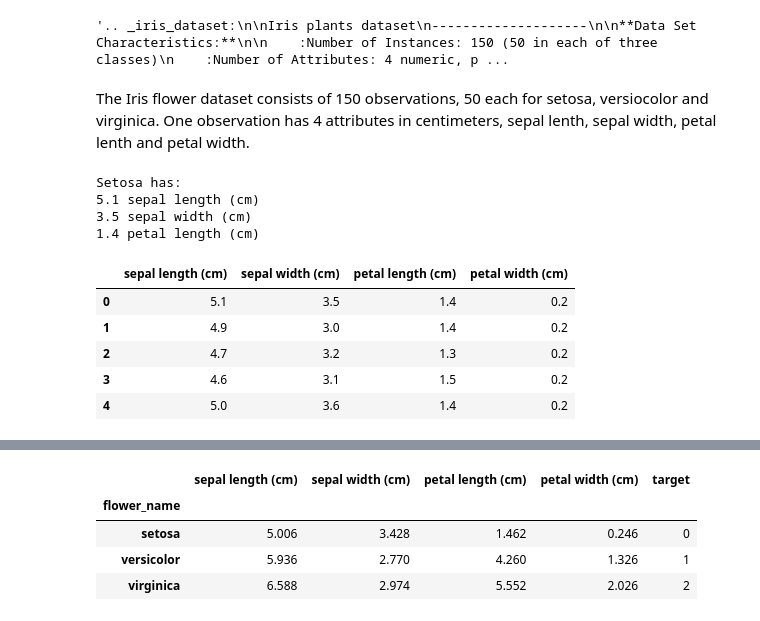
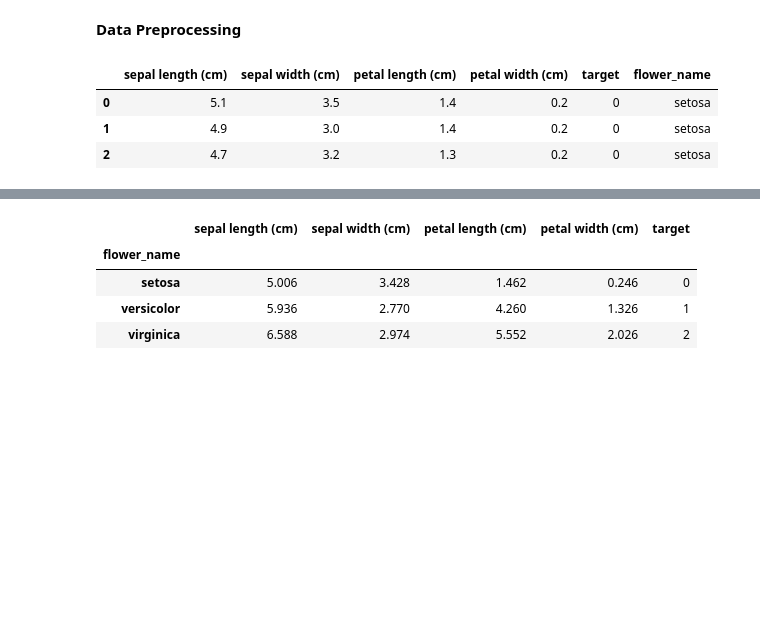
Before and after one commit to niroshank/asp-dotnet-mvc-l10n-app, a Jupyter notebook: Section_C_SVM.ipynb, the cells around one changed output, grey strips where cells are left out. Cells and saved outputs as stored; diff of their text form; code cells hidden in the pictures; blank space fills up the shorter version.

```diff
--- a/Section_C_SVM.ipynb
+++ b/Section_C_SVM.ipynb
@@ -7,31 +7,18 @@ from sklearn.datasets import load_iris
 import matplotlib.pyplot as plt
 %matplotlib inline
 iris = load_iris()
-# %%
-# Arrangement of the iris dataset
-iris.DESCR
-# %% [output]
-'.. _iris_dataset:\n\nIris plants dataset\n--------------------\n\n**Data Set Characteristics:**\n\n    :Number of Instances: 150 (50 in each of three classes)\n    :Number of Attributes: 4 numeric, p ...
-# %% [markdown]
-The Iris flower dataset consists of 150 observations, 50 each for setosa, versiocolor and virginica. One observation has 4 attributes in centimeters, sepal lenth, sepal width, petal lenth and petal width.
-# %%
-# Data is a list of array that consists of 4 attributes for a specific features
-print((iris.target_names[iris.target[0]]).capitalize(), "has:")
-for x in range(3):
-  print(iris.data[0][x], iris.feature_names[x])
-# %% [output]
-Setosa has:
-5.1 sepal length (cm)
-3.5 sepal width (cm)
-1.4 petal length (cm)
+# %% [markdown]
+**Data Preprocessing**
 # %%
 # Create a dataframe
 df = pd.DataFrame(iris.data, columns=iris.feature_names)
-df.head()
+# Add target column to the dataframe
+df['target'] = iris.target
+# Extracting the associated target names using lambda function
+df['flower_name'] = df.target.apply(lambda x: iris.target_names[x])
+df.head(3)
 # %% [output]
-|  | sepal length (cm) | sepal width (cm) | petal length (cm) | petal width (cm) |
-| 0 | 5.1 | 3.5 | 1.4 | 0.2 |
-| 1 | 4.9 | 3.0 | 1.4 | 0.2 |
-| 2 | 4.7 | 3.2 | 1.3 | 0.2 |
-| 3 | 4.6 | 3.1 | 1.5 | 0.2 |
-| 4 | 5.0 | 3.6 | 1.4 | 0.2 |
+|  | sepal length (cm) | sepal width (cm) | petal length (cm) | petal width (cm) | target | flower_name |
+| 0 | 5.1 | 3.5 | 1.4 | 0.2 | 0 | setosa |
+| 1 | 4.9 | 3.0 | 1.4 | 0.2 | 0 | setosa |
+| 2 | 4.7 | 3.2 | 1.3 | 0.2 | 0 | setosa |
```
Also changed, not shown: parts of 24 cells of this notebook.
